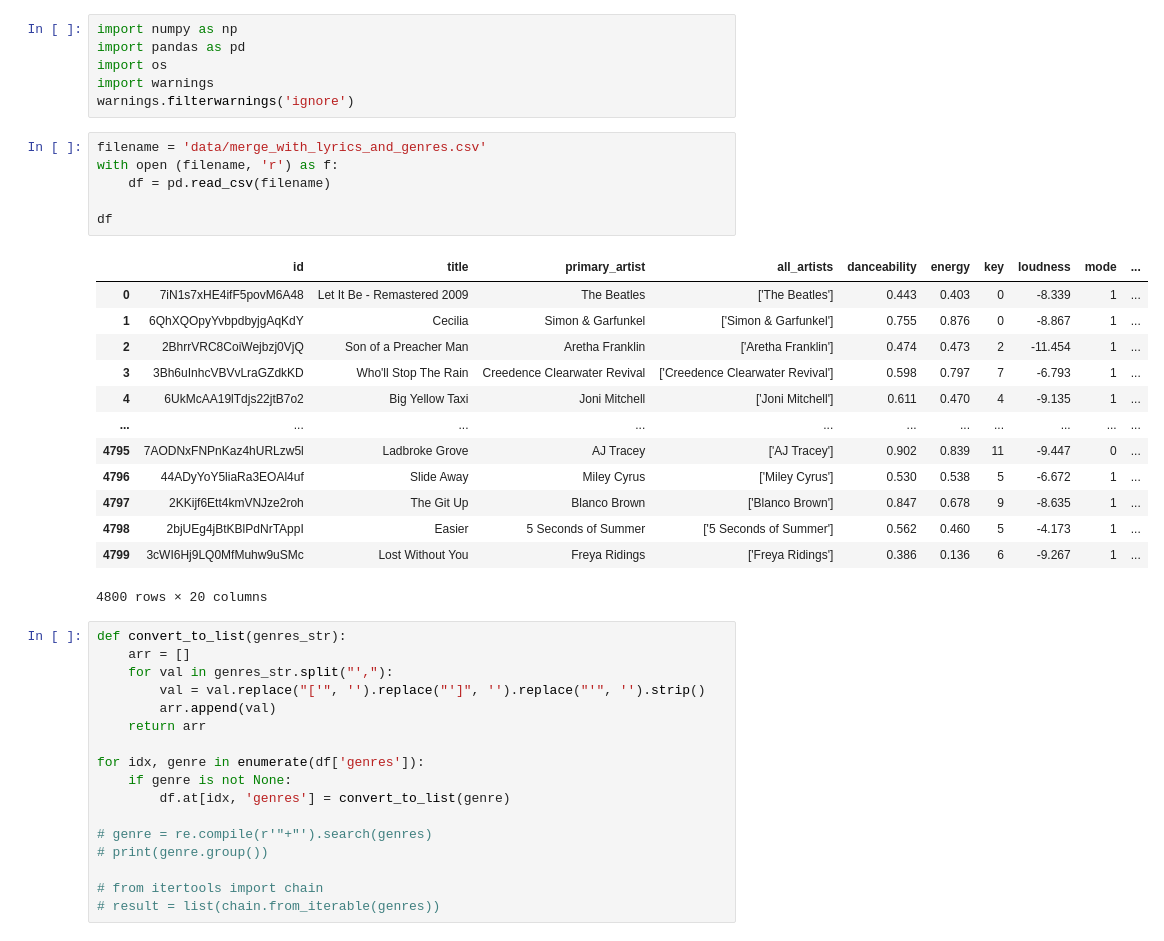
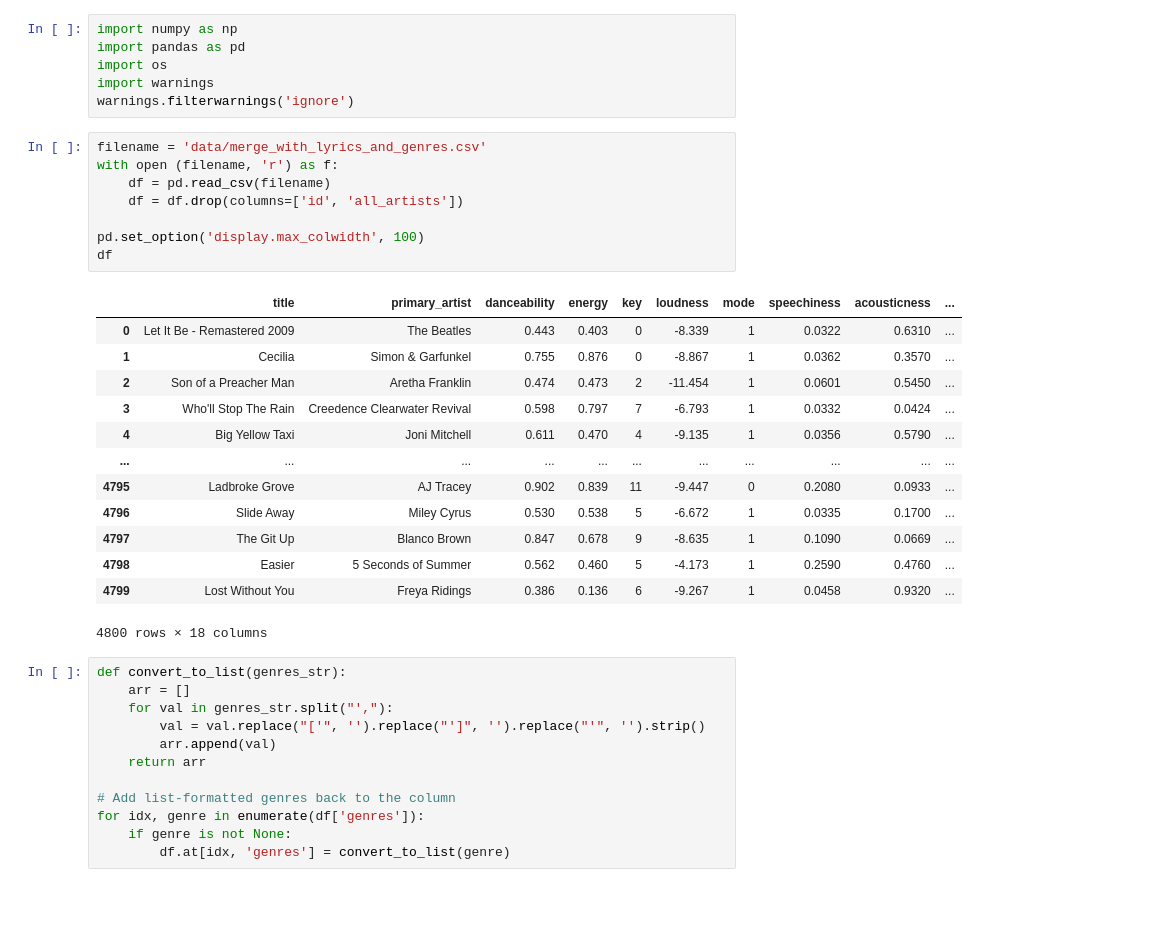
Before and after one commit to mphung1/Spotify-hits, a Jupyter notebook: CleanData.ipynb, the cells around one changed output. Drawn from its saved outputs; the diff is of its cells as text; blank space fills up the shorter version.

```diff
--- a/CleanData.ipynb
+++ b/CleanData.ipynb
@@ -7,23 +7,25 @@ warnings.filterwarnings('ignore')
 # %%
 filename = 'data/merge_with_lyrics_and_genres.csv'
 with open (filename, 'r') as f:
     df = pd.read_csv(filename)
+    df = df.drop(columns=['id', 'all_artists'])
 
+pd.set_option('display.max_colwidth', 100)
 df
 # %% [output]
-|  | id | title | primary_artist | all_artists | danceability | energy | key | loudness | mode | ... |
-| 0 | 7iN1s7xHE4ifF5povM6A48 | Let It Be - Remastered 2009 | The Beatles | ['The Beatles'] | 0.443 | 0.403 | 0 | -8.339 | 1 | ... |
-| 1 | 6QhXQOpyYvbpdbyjgAqKdY | Cecilia | Simon & Garfunkel | ['Simon & Garfunkel'] | 0.755 | 0.876 | 0 | -8.867 | 1 | ... |
-| 2 | 2BhrrVRC8CoiWejbzj0VjQ | Son of a Preacher Man | Aretha Franklin | ['Aretha Franklin'] | 0.474 | 0.473 | 2 | -11.454 | 1 | ... |
-| 3 | 3Bh6uInhcVBVvLraGZdkKD | Who'll Stop The Rain | Creedence Clearwater Revival | ['Creedence Clearwater Revival'] | 0.598 | 0.797 | 7 | -6.793 | 1 | ... |
-| 4 | 6UkMcAA19lTdjs22jtB7o2 | Big Yellow Taxi | Joni Mitchell | ['Joni Mitchell'] | 0.611 | 0.470 | 4 | -9.135 | 1 | ... |
+|  | title | primary_artist | danceability | energy | key | loudness | mode | speechiness | acousticness | ... |
+| 0 | Let It Be - Remastered 2009 | The Beatles | 0.443 | 0.403 | 0 | -8.339 | 1 | 0.0322 | 0.6310 | ... |
+| 1 | Cecilia | Simon & Garfunkel | 0.755 | 0.876 | 0 | -8.867 | 1 | 0.0362 | 0.3570 | ... |
+| 2 | Son of a Preacher Man | Aretha Franklin | 0.474 | 0.473 | 2 | -11.454 | 1 | 0.0601 | 0.5450 | ... |
+| 3 | Who'll Stop The Rain | Creedence Clearwater Revival | 0.598 | 0.797 | 7 | -6.793 | 1 | 0.0332 | 0.0424 | ... |
+| 4 | Big Yellow Taxi | Joni Mitchell | 0.611 | 0.470 | 4 | -9.135 | 1 | 0.0356 | 0.5790 | ... |
 | ... | ... | ... | ... | ... | ... | ... | ... | ... | ... | ... |
-| 4795 | 7AODNxFNPnKaz4hURLzw5l | Ladbroke Grove | AJ Tracey | ['AJ Tracey'] | 0.902 | 0.839 | 11 | -9.447 | 0 | ... |
-| 4796 | 44ADyYoY5liaRa3EOAl4uf | Slide Away | Miley Cyrus | ['Miley Cyrus'] | 0.530 | 0.538 | 5 | -6.672 | 1 | ... |
-| 4797 | 2KKijf6Ett4kmVNJze2roh | The Git Up | Blanco Brown | ['Blanco Brown'] | 0.847 | 0.678 | 9 | -8.635 | 1 | ... |
-| 4798 | 2bjUEg4jBtKBlPdNrTAppI | Easier | 5 Seconds of Summer | ['5 Seconds of Summer'] | 0.562 | 0.460 | 5 | -4.173 | 1 | ... |
-| 4799 | 3cWI6Hj9LQ0MfMuhw9uSMc | Lost Without You | Freya Ridings | ['Freya Ridings'] | 0.386 | 0.136 | 6 | -9.267 | 1 | ... |
+| 4795 | Ladbroke Grove | AJ Tracey | 0.902 | 0.839 | 11 | -9.447 | 0 | 0.2080 | 0.0933 | ... |
+| 4796 | Slide Away | Miley Cyrus | 0.530 | 0.538 | 5 | -6.672 | 1 | 0.0335 | 0.1700 | ... |
+| 4797 | The Git Up | Blanco Brown | 0.847 | 0.678 | 9 | -8.635 | 1 | 0.1090 | 0.0669 | ... |
+| 4798 | Easier | 5 Seconds of Summer | 0.562 | 0.460 | 5 | -4.173 | 1 | 0.2590 | 0.4760 | ... |
+| 4799 | Lost Without You | Freya Ridings | 0.386 | 0.136 | 6 | -9.267 | 1 | 0.0458 | 0.9320 | ... |
-4800 rows × 20 columns
+4800 rows × 18 columns
 # %%
 def convert_to_list(genres_str):
     arr = []
@@ -32,12 +34,7 @@ def convert_to_list(genres_str):
         arr.append(val)
     return arr
 
+# Add list-formatted genres back to the column
 for idx, genre in enumerate(df['genres']):
     if genre is not None:
         df.at[idx, 'genres'] = convert_to_list(genre)
-
-# genre = re.compile(r'"+"').search(genres)
-# print(genre.group())
-
-# from itertools import chain
-# result = list(chain.from_iterable(genres))
```
Also changed, not shown: parts of 9 cells of this notebook, 1 other file.
